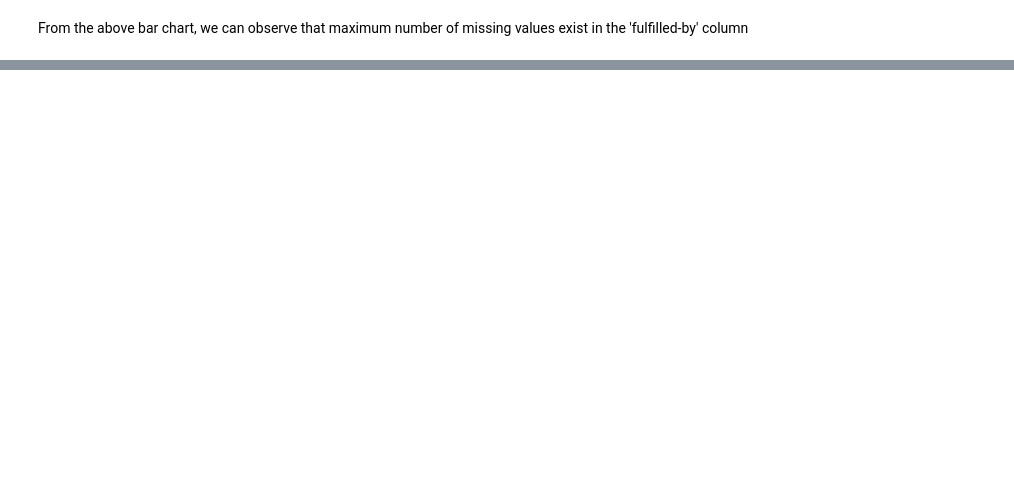
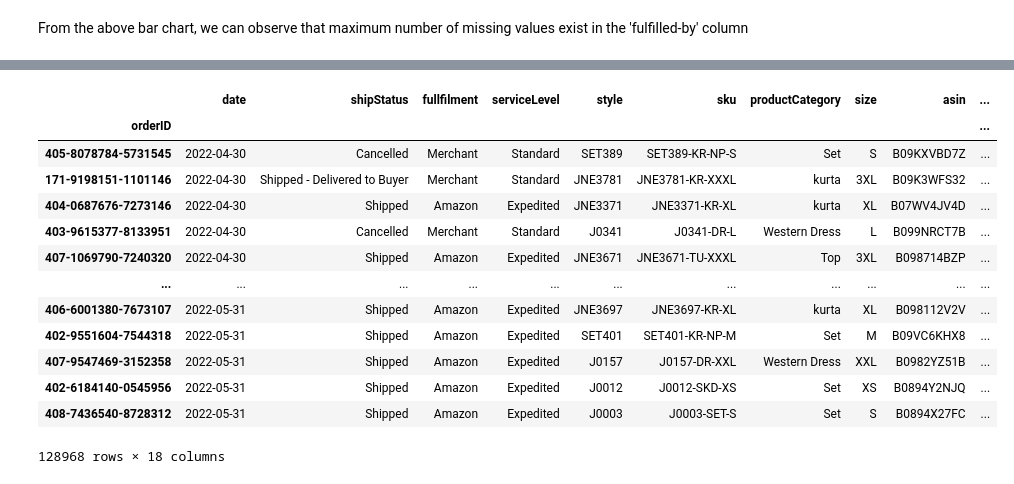
Before and after one commit to Likhita-Narra/Amazon-Product-Sales-EDA, a Jupyter notebook: Data Pre-processing.ipynb, the cells around one changed output, grey strips where cells are left out. Saved outputs shown, nothing was run; the diff lists cells and outputs as text; code cells hidden in the pictures; blank space fills up the shorter version.

```diff
--- a/Data Pre-processing.ipynb
+++ b/Data Pre-processing.ipynb
@@ -47,0 +205,23 @@ From the above bar chart, we can observe that maximum number of missing values e
+# %%
+mapper = {
+    'Order ID' : 'orderID',
+    'Date' : 'date',
+    'Status' : 'shipStatus',
+    'Fulfilment' : 'fullfilment',
+    'ship-service-level' : 'serviceLevel',
+    'Style' : 'style',
+    'SKU' : 'sku',
+    'Category' : 'productCategory',
+    'Size' : 'size',
+    'ASIN' : 'asin',
+    'Courier Status' : 'courierShipStatus',
+    'Qty' : 'orderQuantity',
+    'Amount' : 'orderAmount (INR)',
+    'ship-city' : 'city',
+    'ship-state' : 'state',
+    'ship-postal-code' : 'zip',
+    'promotion-ids' : 'promotion',
+    'B2B' : 'customerType'
+}
+
+amazon.rename(columns = mapper, inplace = True)
@@ -47,0 +237,3 @@ From the above bar chart, we can observe that maximum number of missing values e
+# %%
+amazon['customerType'].replace([True, False], ['business', 'consumer'], inplace = True)
+amazon.head()
@@ -47,0 +267,3 @@ From the above bar chart, we can observe that maximum number of missing values e
+# %%
+amazon['date'] = pd.to_datetime(amazon['date'])
+amazon['month'] = amazon['date'].dt.month
@@ -47,0 +282,21 @@ From the above bar chart, we can observe that maximum number of missing values e
+# %%
+months = ['March', 'April', 'May', 'June']
+amazon['month'].replace([3, 4, 5, 6], months, inplace = True)
+# %%
+amazon.set_index('orderID', inplace = True)
+amazon
+# %% [output]
+|  | date | shipStatus | fullfilment | serviceLevel | style | sku | productCategory | size | asin | ... |
+| orderID |  |  |  |  |  |  |  |  |  | ... |
+| 405-8078784-5731545 | 2022-04-30 | Cancelled | Merchant | Standard | SET389 | SET389-KR-NP-S | Set | S | B09KXVBD7Z | ... |
+| 171-9198151-1101146 | 2022-04-30 | Shipped - Delivered to Buyer | Merchant | Standard | JNE3781 | JNE3781-KR-XXXL | kurta | 3XL | B09K3WFS32 | ... |
+| 404-0687676-7273146 | 2022-04-30 | Shipped | Amazon | Expedited | JNE3371 | JNE3371-KR-XL | kurta | XL | B07WV4JV4D | ... |
+| 403-9615377-8133951 | 2022-04-30 | Cancelled | Merchant | Standard | J0341 | J0341-DR-L | Western Dress | L | B099NRCT7B | ... |
+| 407-1069790-7240320 | 2022-04-30 | Shipped | Amazon | Expedited | JNE3671 | JNE3671-TU-XXXL | Top | 3XL | B098714BZP | ... |
+| ... | ... | ... | ... | ... | ... | ... | ... | ... | ... | ... |
+| 406-6001380-7673107 | 2022-05-31 | Shipped | Amazon | Expedited | JNE3697 | JNE3697-KR-XL | kurta | XL | B098112V2V | ... |
+| 402-9551604-7544318 | 2022-05-31 | Shipped | Amazon | Expedited | SET401 | SET401-KR-NP-M | Set | M | B09VC6KHX8 | ... |
+| 407-9547469-3152358 | 2022-05-31 | Shipped | Amazon | Expedited | J0157 | J0157-DR-XXL | Western Dress | XXL | B0982YZ51B | ... |
+| 402-6184140-0545956 | 2022-05-31 | Shipped | Amazon | Expedited | J0012 | J0012-SKD-XS | Set | XS | B0894Y2NJQ | ... |
+| 408-7436540-8728312 | 2022-05-31 | Shipped | Amazon | Expedited | J0003 | J0003-SET-S | Set | S | B0894X27FC | ... |
+128968 rows × 18 columns
```
Also changed, not shown: parts of 25 cells of this notebook, 1 other file.
